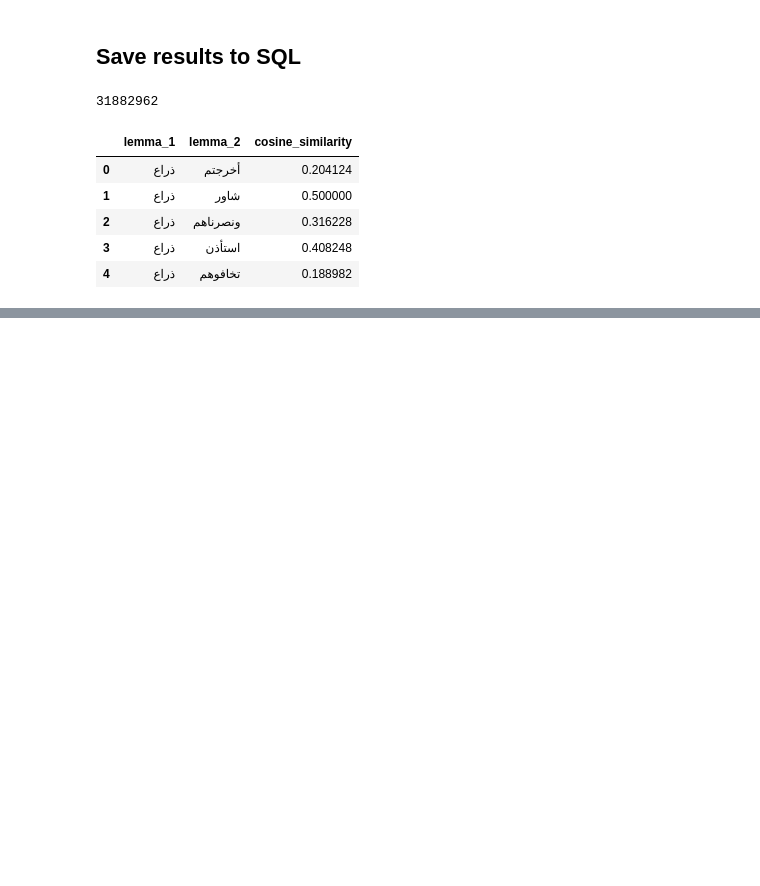
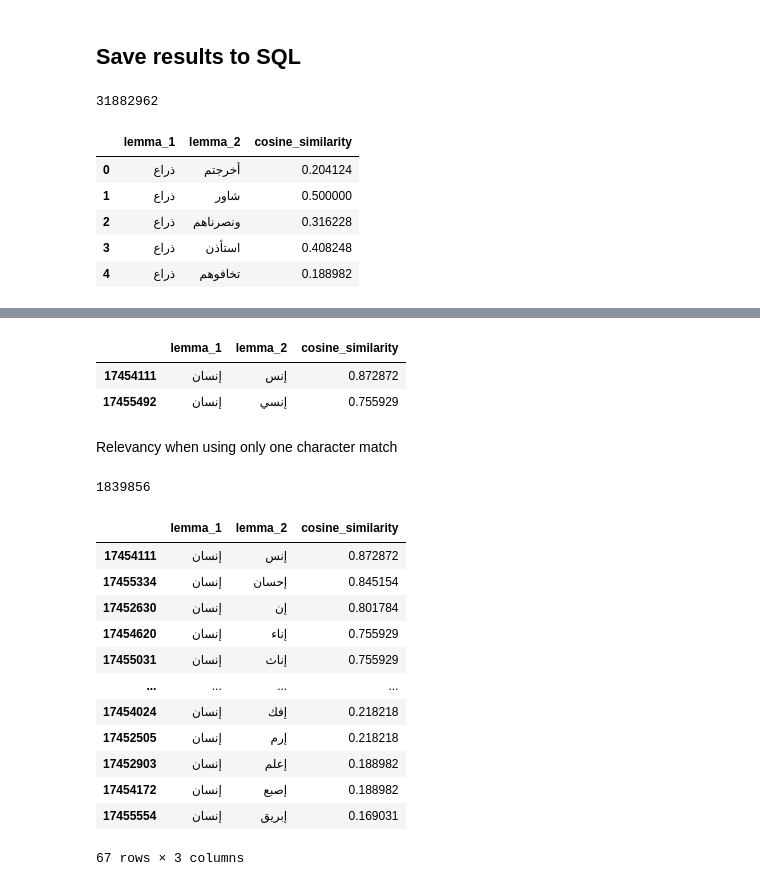
Before and after one commit to jawadshuaib/quran-similarity-search-jupyter-notebooks, a Jupyter notebook: BB - Vectorize to find Lemma Cousins.ipynb, the cells around one changed output, grey strips where cells are left out. Drawn from its saved outputs; the diff is of its cells as text; code cells hidden in the pictures; blank space fills up the shorter version.

```diff
--- a/BB - Vectorize to find Lemma Cousins.ipynb
+++ b/BB - Vectorize to find Lemma Cousins.ipynb
@@ -245,0 +240,30 @@ dfY[dfY['lemma_1'] == 'إنسان'].sort_values(by=['cosine_similarity'], ascend
+# %%
+dfY[dfY['lemma_1'] == 'إنسان'].sort_values(by=['cosine_similarity'], ascending=False)
+# %% [output]
+|  | lemma_1 | lemma_2 | cosine_similarity |
+| 17454111 | إنسان | إنس | 0.872872 |
+| 17455492 | إنسان | إنسي | 0.755929 |
+# %% [markdown]
+Relevancy when using only one character match
+# %%
+df1 = df[(df['lemma_1'].str[:1] == df['lemma_2'].str[:1])].copy()
+# %%
+len (df1)
+# %% [output]
+1839856
+# %%
+df1[df1['lemma_1'] == 'إنسان'].sort_values(by=['cosine_similarity'], ascending=False)
+# %% [output]
+|  | lemma_1 | lemma_2 | cosine_similarity |
+| 17454111 | إنسان | إنس | 0.872872 |
+| 17455334 | إنسان | إحسان | 0.845154 |
+| 17452630 | إنسان | إن | 0.801784 |
+| 17454620 | إنسان | إناء | 0.755929 |
+| 17455031 | إنسان | إناث | 0.755929 |
+| ... | ... | ... | ... |
+| 17454024 | إنسان | إفك | 0.218218 |
+| 17452505 | إنسان | إرم | 0.218218 |
+| 17452903 | إنسان | إعلم | 0.188982 |
+| 17454172 | إنسان | إصبع | 0.188982 |
+| 17455554 | إنسان | إبريق | 0.169031 |
+67 rows × 3 columns
```
Also changed, not shown: parts of 43 cells of this notebook.
